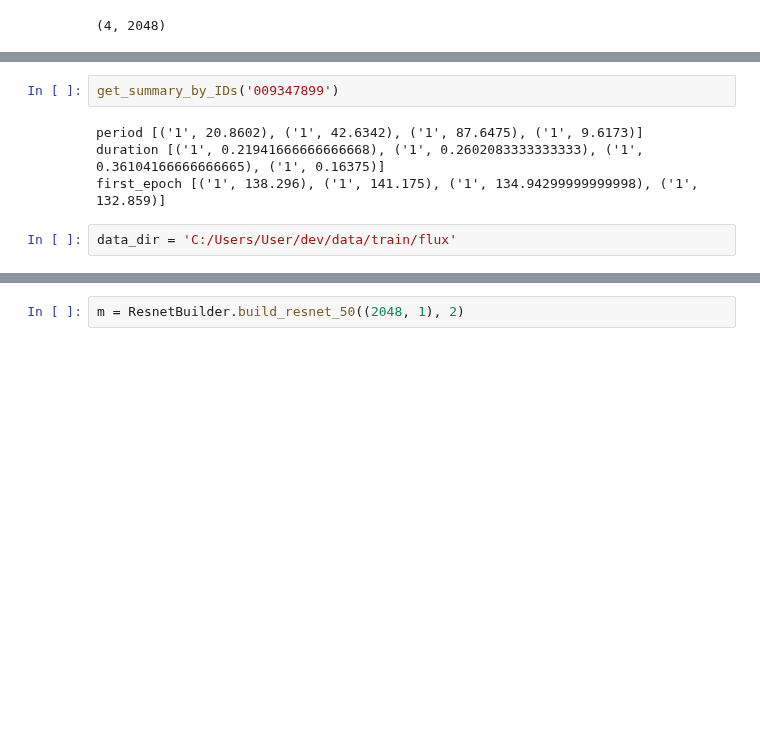
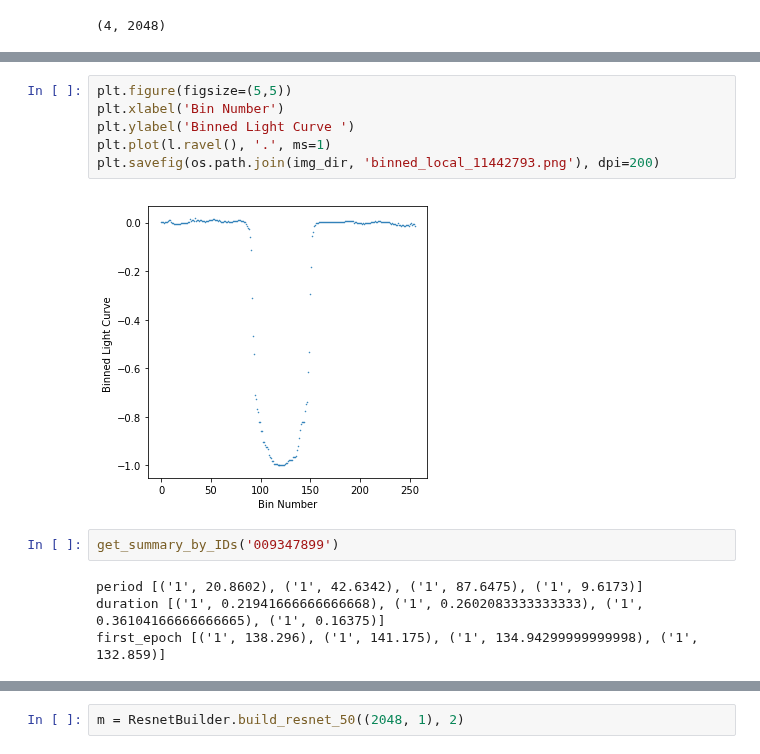
Before and after one commit to grewwc/phd_thesis, a Jupyter notebook: exoplanet/again_preprocess.ipynb, the cells around one changed output, grey strips where cells are left out. Drawn from its saved outputs; the diff is of its cells as text; blank space fills up the shorter version.

```diff
--- a/exoplanet/again_preprocess.ipynb
+++ b/exoplanet/again_preprocess.ipynb
@@ -183,11 +198,17 @@ test = pc[3]
+# %%
+plt.figure(figsize=(5,5))
+plt.xlabel('Bin Number')
+plt.ylabel('Binned Light Curve ')
+plt.plot(l.ravel(), '.', ms=1)
+plt.savefig(os.path.join(img_dir, 'binned_local_11442793.png'), dpi=200)
+# %% [output]
+[figure, added]
 # %%
 get_summary_by_IDs('009347899')
 # %% [output]
 period [('1', 20.8602), ('1', 42.6342), ('1', 87.6475), ('1', 9.6173)]
 duration [('1', 0.21941666666666668), ('1', 0.2602083333333333), ('1', 0.36104166666666665), ('1', 0.16375)]
 first_epoch [('1', 138.296), ('1', 141.175), ('1', 134.94299999999998), ('1', 132.859)]
-# %%
-data_dir = 'C:/Users/User/dev/data/train/flux'
 # %%
 from clean_utils.io import *
 from models.new_model import ResnetBuilder
```
Also changed, not shown: parts of 10 cells of this notebook, 10 other files.
